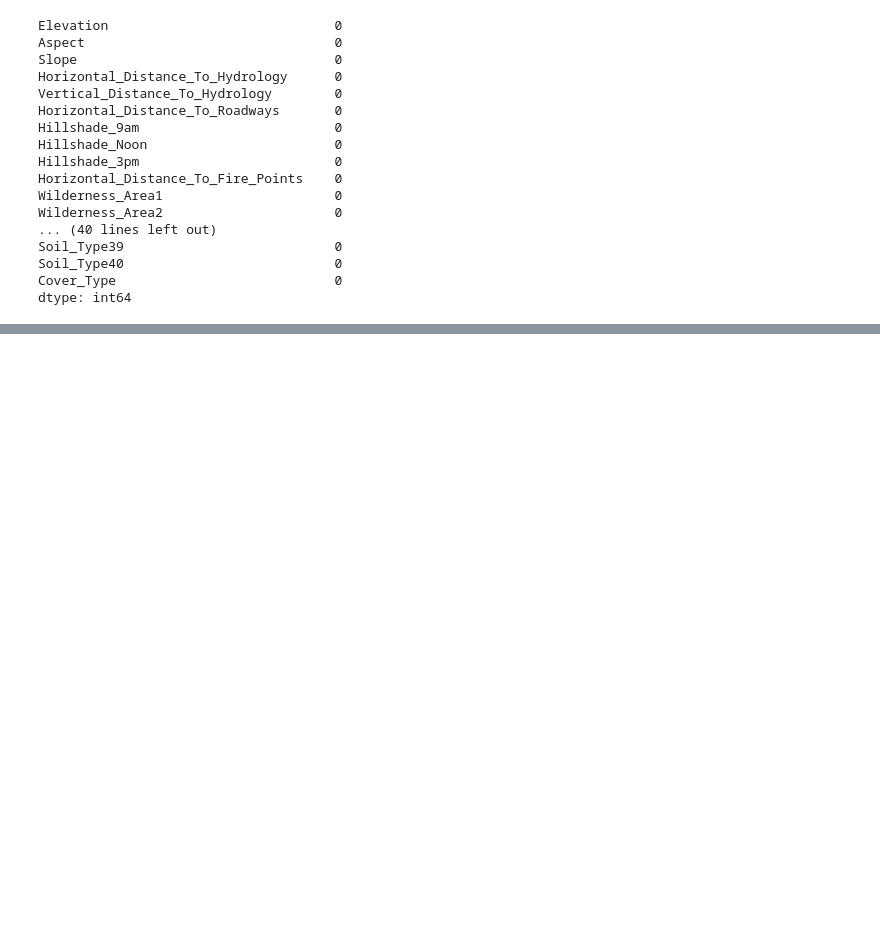
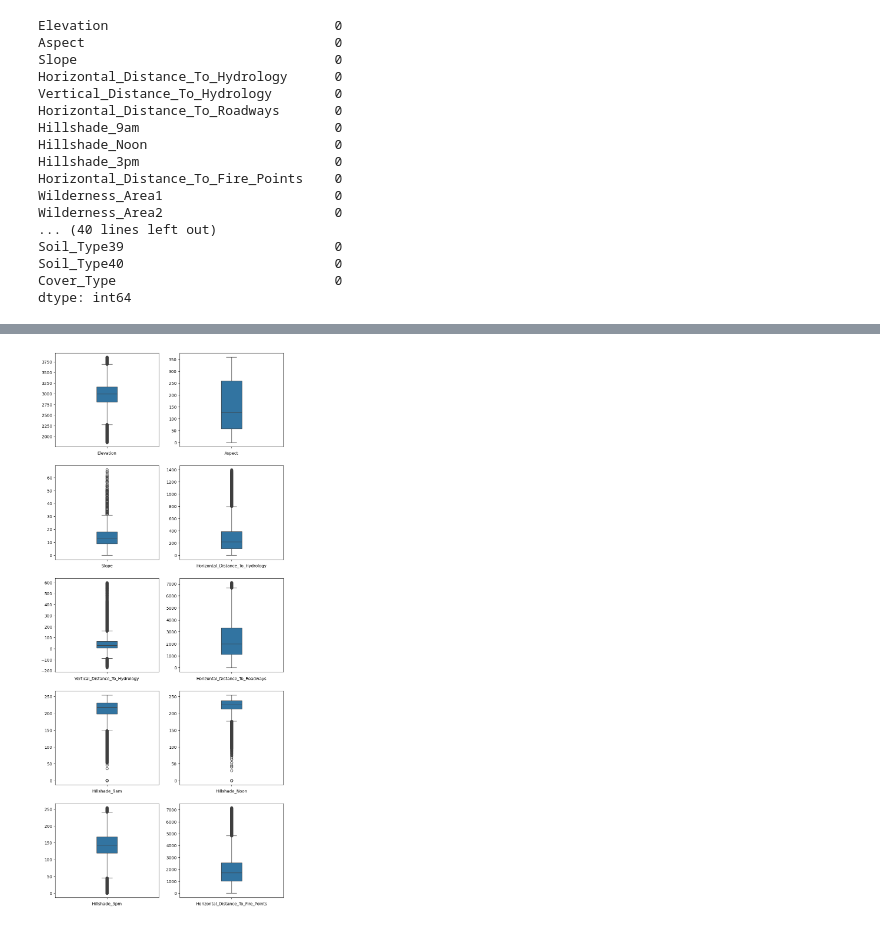
Before and after one commit to DioGS17/RNA-2025, a Jupyter notebook: PP2.2.1 - Conhecendo o Conjunto de Dados.ipynb, the cells around one changed output, grey strips where cells are left out. Drawn from its saved outputs; the diff is of its cells as text; code cells hidden in the pictures; blank space fills up the shorter version.

```diff
--- a/PP2.2.1 - Conhecendo o Conjunto de Dados.ipynb
+++ b/PP2.2.1 - Conhecendo o Conjunto de Dados.ipynb
@@ -134,0 +152,13 @@ plt.plot()
+# %%
+cols = 2
+rows = (len(columns_num)+1) // 2
+
+fig, axes = plt.subplots(rows, cols, figsize=(10, 24))
+axes = axes.flatten()
+
+for i, var in enumerate(columns_num):
+    sns.boxplot(data=df, y=var, width=0.2, ax=axes[i])
+    axes[i].set_xlabel(f'{var}')
+    axes[i].set_ylabel('')
+# %% [output]
+[figure, added]
```
Also changed, not shown: parts of 17 cells of this notebook, 1 other file.
